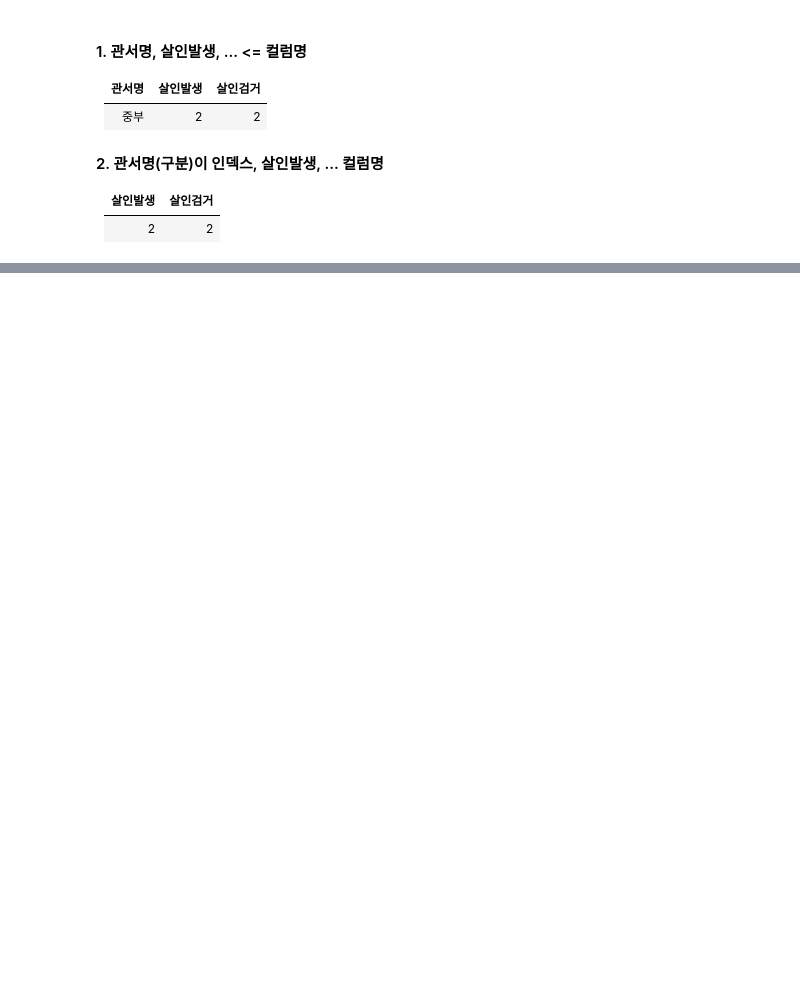
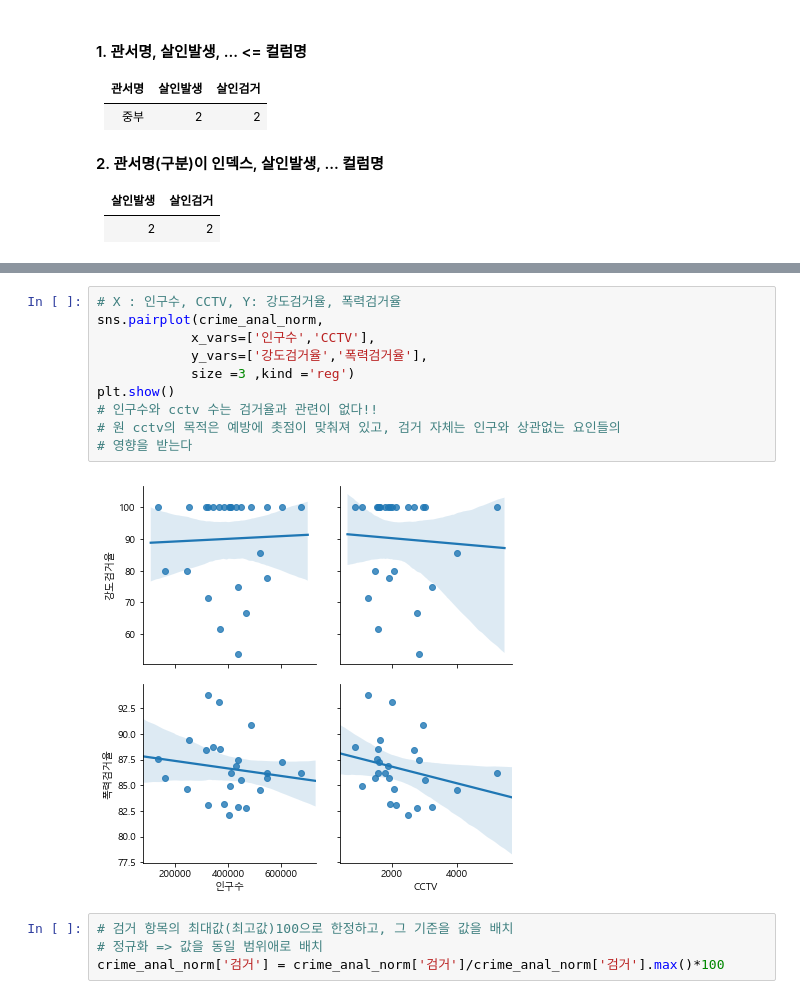
Before and after one commit to Jerrykim91/DataCollection_Study, a Jupyter notebook: analysis/pandas/cctv/crime_seoul_analysis_by_cctv_pop.ipynb, the cells around one changed output, grey strips where cells are left out. Drawn from its saved outputs; the diff is of its cells as text; blank space fills up the shorter version.

```diff
--- a/analysis/pandas/cctv/crime_seoul_analysis_by_cctv_pop.ipynb
+++ b/analysis/pandas/cctv/crime_seoul_analysis_by_cctv_pop.ipynb
@@ -14,0 +815,16 @@
+# %%
+# X : 인구수, CCTV, Y: 강도검거율, 폭력검거율
+sns.pairplot(crime_anal_norm,
+            x_vars=['인구수','CCTV'],
+            y_vars=['강도검거율','폭력검거율'],
+            size =3 ,kind ='reg')
+plt.show()
+# 인구수와 cctv 수는 검거율과 관련이 없다!!
+# 원 cctv의 목적은 예방에 촛점이 맞춰져 있고, 검거 자체는 인구와 상관없는 요인들의
+# 영향을 받는다
+# %% [output]
+[figure, added]
+# %%
+# 검거 항목의 최대값(최고값)100으로 한정하고, 그 기준을 값을 배치
+# 정규화 => 값을 동일 범위애로 배치
+crime_anal_norm['검거'] = crime_anal_norm['검거']/crime_anal_norm['검거'].max()*100
```
Also changed, not shown: parts of 116 cells of this notebook, 33 other files.
